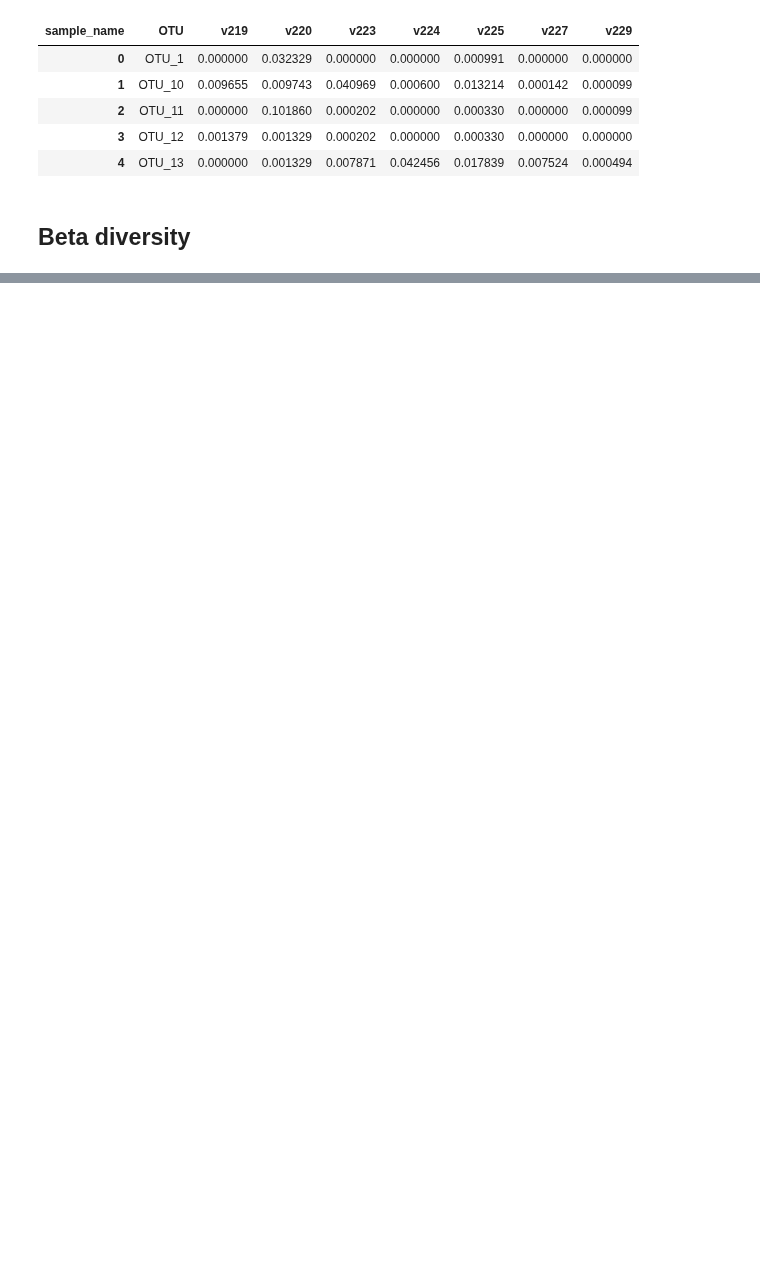
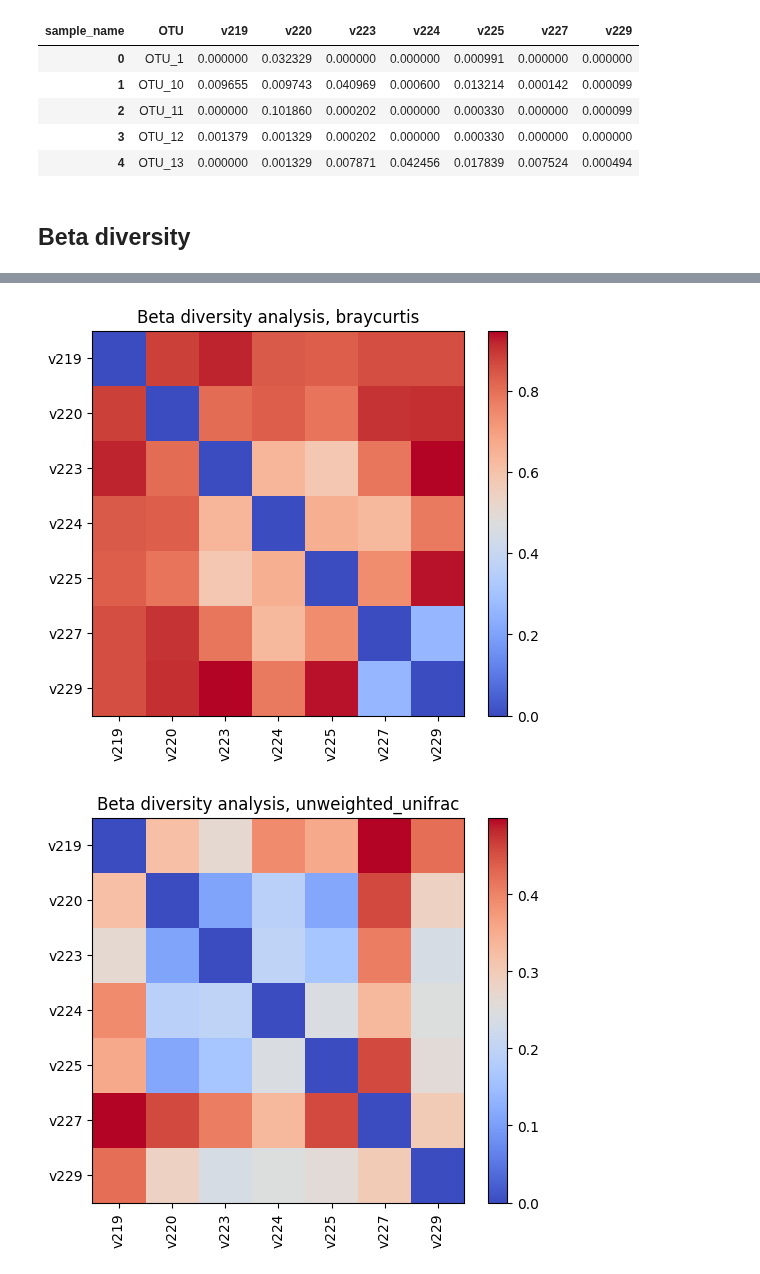
Before and after one commit to kpotoh/valerik, a Jupyter notebook: notebooks/eugene.ipynb, the cells around one changed output, grey strips where cells are left out. Drawn from its saved outputs; the diff is of its cells as text; code cells hidden in the pictures; blank space fills up the shorter version.

Commit message:
eugene done

```diff
--- a/notebooks/eugene.ipynb
+++ b/notebooks/eugene.ipynb
@@ -138,3 +104,7 @@ comp.head()
 comp.merge(taxonomy.drop("sequence", axis=1), on="OTU").to_csv("../data/eugene/comp_full.csv", index=False)
 # %% [markdown]
 ## Beta diversity
+# %%
+counts = comp.set_index("OTU").T
+counts.columns = [x.replace("_", " ") for x in counts.columns]
+counts
@@ -141,15 +122,21 @@ comp.merge(taxonomy.drop("sequence", axis=1), on="OTU").to_csv("../data/eugene/c
 # %%
-with open("../data/processed/phylo.treefile.rooted") as fin:
+with open("../data/eugene/iqtree/eugene.contree.rooted") as fin:
     tree = skbio.TreeNode.read(StringIO(fin.read()))
 # %%
-metrics = ["braycurtis", "unweighted_unifrac", "weighted_unifrac"]
-metric = metrics[0]
+metrics = ["braycurtis", "unweighted_unifrac"]
+# metric = metrics[0]
+for metric in metrics:
 
-if "unifrac" in metric:
-    dm = diversity.beta_diversity(metric, comp_otu, comp_otu.index, otu_ids=otu_names, tree=tree)
-else:
-    dm = diversity.beta_diversity(metric, comp_otu, comp_otu.index)
+    if "unifrac" in metric:
+        dm = diversity.beta_diversity(metric, counts, counts.index, otu_ids=counts.columns, tree=tree)
+    else:
+        dm = diversity.beta_diversity(metric, counts, counts.index)
 
-fig = dm.plot("plasma", f"Beta diversity analisys, {metric}")
-fig.set_size_inches((12, 10))
-plt.savefig(f"../figures/beta_{metric}.png")
+    fig = dm.plot("coolwarm", f"Beta diversity analysis, {metric}")  # Greys
+    fig.set_size_inches((6, 5))
+    plt.savefig(f"../figures/eugene/beta_{metric}.png")
+    plt.savefig(f"../figures/eugene/beta_{metric}.pdf")
+    plt.show()
+# %% [output]
+[figure, added]
+[figure, added]
```
Also changed, not shown: parts of 5 cells of this notebook, 6 other files.
